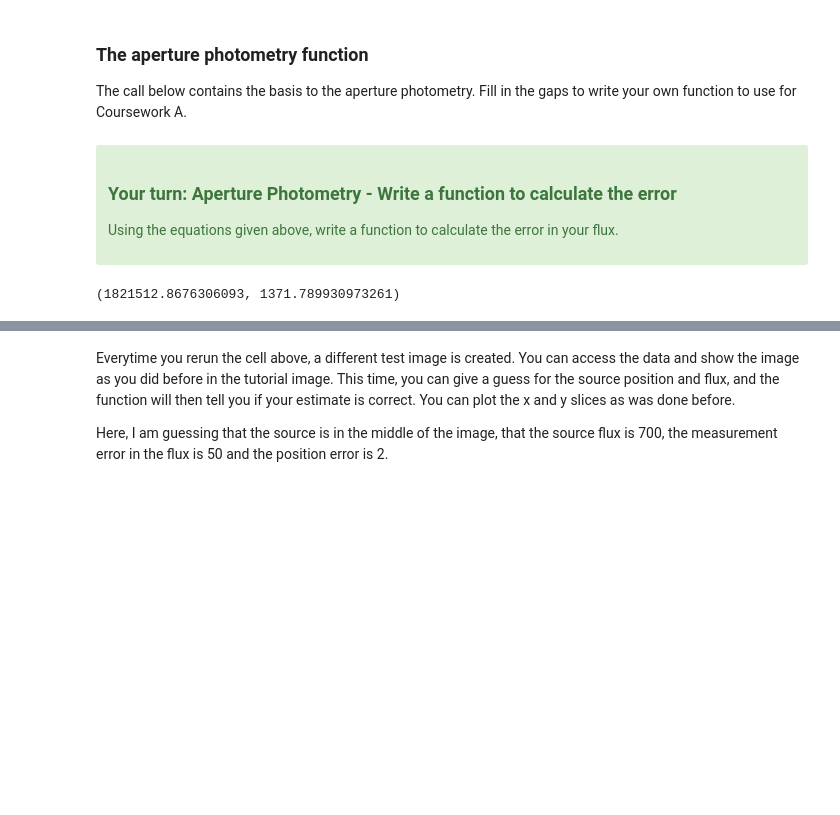
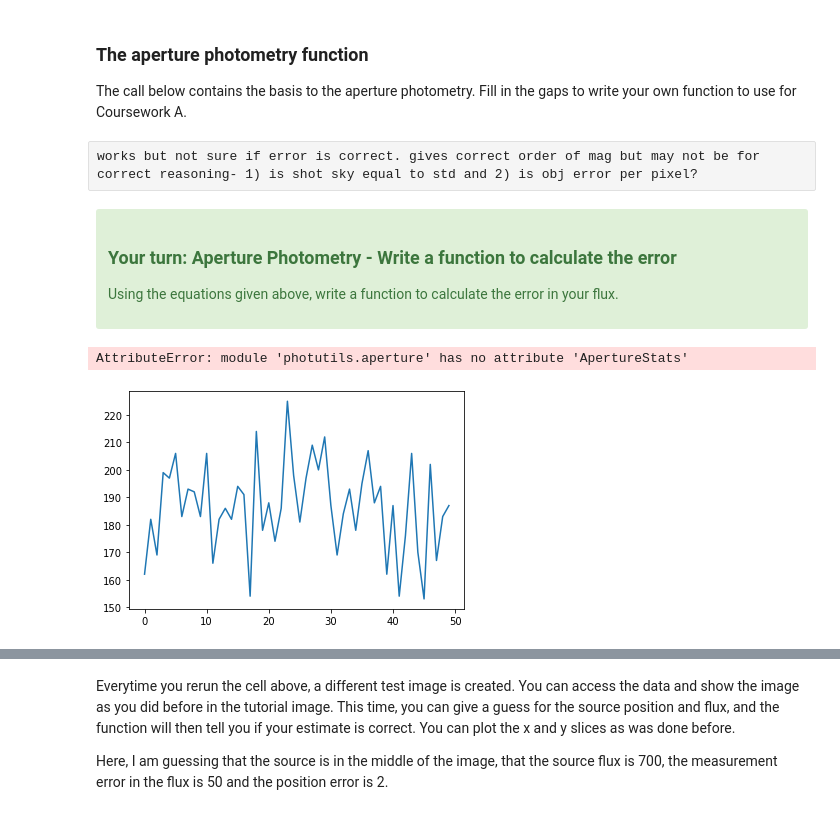
Before and after one commit to wfw23/Astrolabs, a Jupyter notebook: Chapter2_AperturePhotometry.ipynb, the cells around one changed output, grey strips where cells are left out. Cells and saved outputs as stored; diff of their text form; code cells hidden in the pictures; blank space fills up the shorter version.

Commit message:
more work on aperture func and examples

```diff
--- a/Chapter2_AperturePhotometry.ipynb
+++ b/Chapter2_AperturePhotometry.ipynb
@@ -455,5 +463,7 @@ def ap_phot(image, x, y, radius, skyx, skyy, skyinner, skyouter):
 
     return fl_object, err_obj
+# %% [raw]
+works but not sure if error is correct. gives correct order of mag but may not be for correct reasoning- 1) is shot sky equal to std and 2) is obj error per pixel?
 # %% [markdown]
 <div class="alert alert-block alert-success">
 
@@ -461,7 +471,11 @@ def ap_phot(image, x, y, radius, skyx, skyy, skyinner, skyouter):
 
 Using the equations given above, write a function to calculate the error in your flux.
 </div>
-# %%
-print(ap_phot(test_me._realima,25,26,5.5,8,8,0,6))
-# %% [output]
-(1821512.8676306093, 1371.789930973261)
+# %%
+print(ap_phot(test_me._realima,24.5,22.5,10,24.5,22.5,10,22))
+# %% [output]
+AttributeError: module 'photutils.aperture' has no attribute 'ApertureStats'
+# %%
+test_me.plot_y(36)
+# %% [output]
+[figure, added]
```
Also changed, not shown: parts of 42 cells of this notebook, 1 other file.
